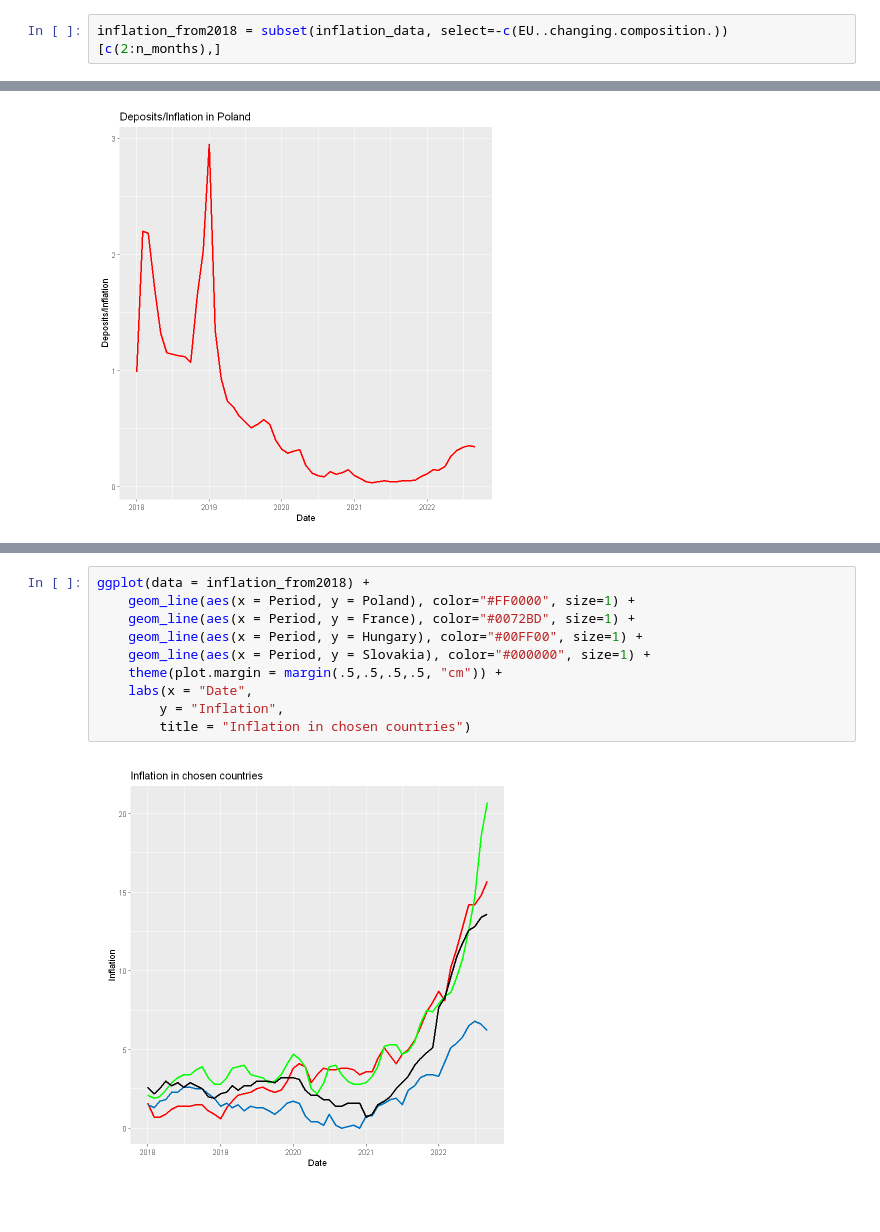
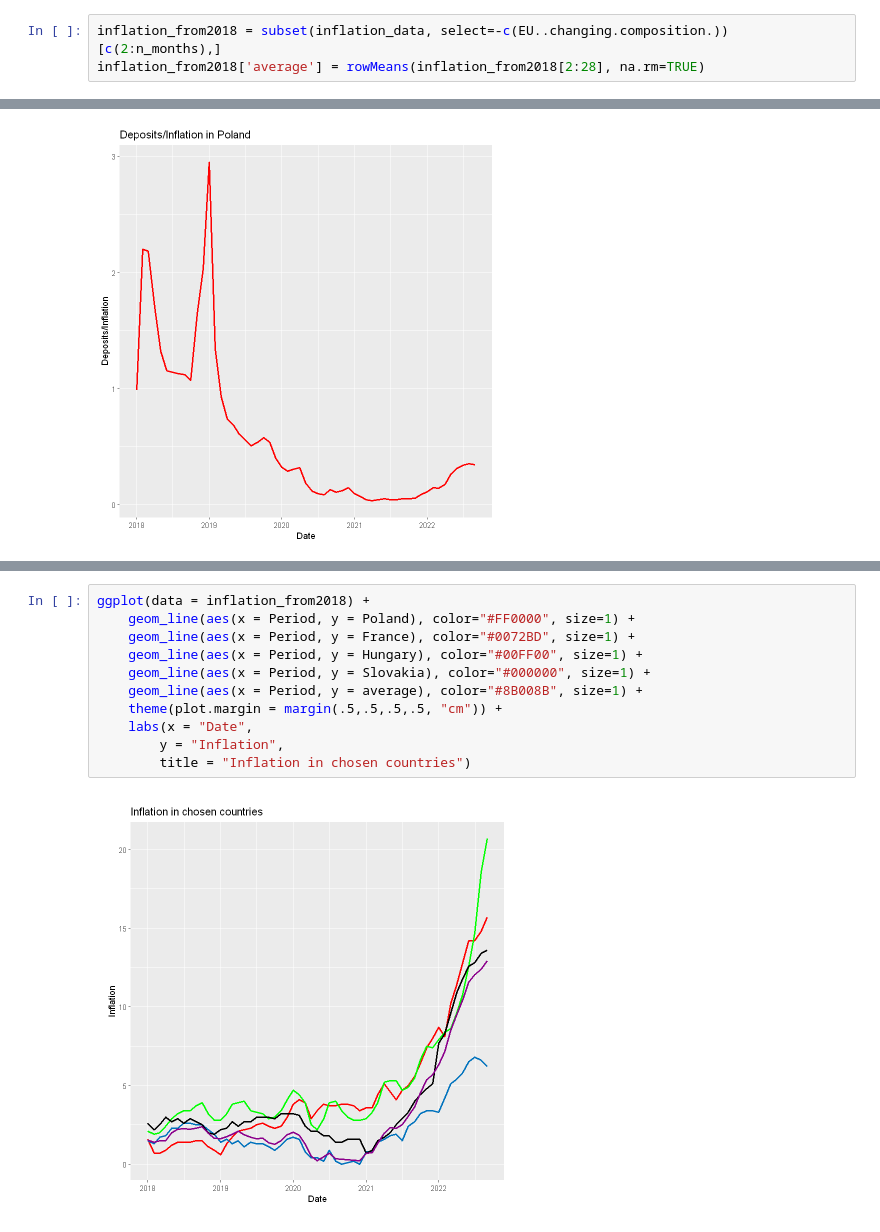
Before and after one commit to AdamixD/SAD_Projekt_1, a Jupyter notebook: Zadanie2.ipynb, the cells around one changed output, grey strips where cells are left out. Saved outputs shown, nothing was run; the diff lists cells and outputs as text.

Commit message:
plots for different periods

```diff
--- a/Zadanie2.ipynb
+++ b/Zadanie2.ipynb
@@ -114,3 +112,4 @@ n_months = 58
 copy_inf = subset(inflation_data, select=c(Period))[c(2:n_months),]
 # %%
 inflation_from2018 = subset(inflation_data, select=-c(EU..changing.composition.))[c(2:n_months),]
+inflation_from2018['average'] = rowMeans(inflation_from2018[2:28], na.rm=TRUE)
@@ -219,15 +190,16 @@ Warning message:
 # %%
 ggplot(data = inflation_from2018) +
     geom_line(aes(x = Period, y = Poland), color="#FF0000", size=1) +
     geom_line(aes(x = Period, y = France), color="#0072BD", size=1) +
     geom_line(aes(x = Period, y = Hungary), color="#00FF00", size=1) +
     geom_line(aes(x = Period, y = Slovakia), color="#000000", size=1) +
+    geom_line(aes(x = Period, y = average), color="#8B008B", size=1) +
     theme(plot.margin = margin(.5,.5,.5,.5, "cm")) +
     labs(x = "Date",
         y = "Inflation",
         title = "Inflation in chosen countries")
 # %% [output]
-[figure, old version]
+[figure, new version]
 # %%
 ggplot(data = deposits_from2018) +
     geom_line(aes(x = Period, y = Poland..Polish.zloty), colour="#FF0000", size=1) +
```
Also changed, not shown: parts of 18 cells of this notebook.
